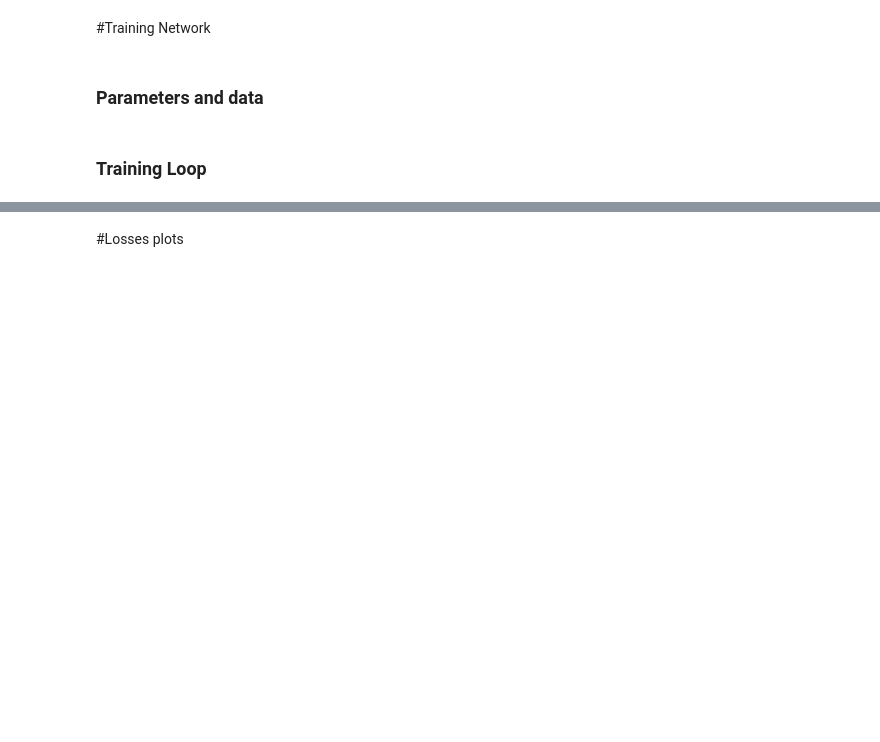
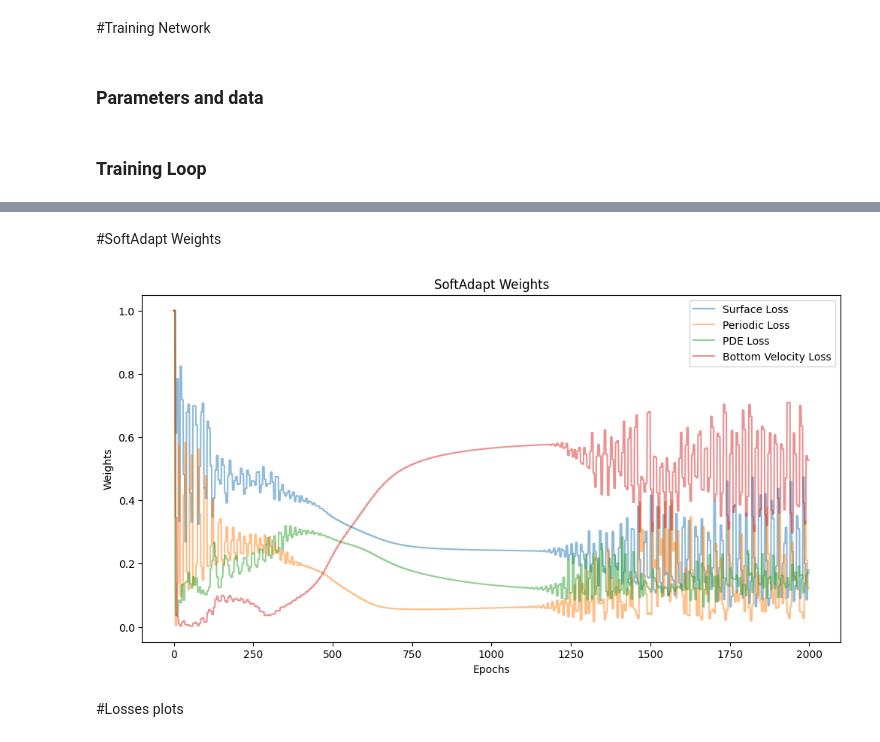
Before and after one commit to LuigiElo/DL-PINNs, a Jupyter notebook: PINN_LaPlace2D_Pytorch.ipynb, the cells around one changed output, grey strips where cells are left out. Saved outputs shown, nothing was run; the diff lists cells and outputs as text; code cells hidden in the pictures; blank space fills up the shorter version.

```diff
--- a/PINN_LaPlace2D_Pytorch.ipynb
+++ b/PINN_LaPlace2D_Pytorch.ipynb
@@ -806,5 +709,26 @@ Epoch 1900/2000,test Total Loss: 4.921387153444812e-05
 #############################################################
 #############################################################
+# %% [markdown]
+#SoftAdapt Weights
+# %%
+def PlotWeightsHistory():
+  weights_hist=np.array(weights_history)
+  epochs_range = range(0, num_epochs, 1)
+  # Plotting SoftAdapt weights
+  plt.figure(figsize=(12, 6))
+  plt.plot(epochs_range, weights_hist[:,0], label='Surface Loss', alpha=.5)
+  plt.plot(epochs_range, weights_hist[:,1], label='Periodic Loss', alpha=.5)
+  plt.plot(epochs_range, weights_hist[:,2], label='PDE Loss', alpha=.5)
+  plt.plot(epochs_range, weights_hist[:,3], label='Bottom Velocity Loss', alpha=.5)
+  plt.title('SoftAdapt Weights')
+  plt.xlabel('Epochs')
+  plt.ylabel('Weights')
+  plt.legend()
+  plt.show()
+
+PlotWeightsHistory()
+# %% [output]
+[figure, added]
 # %% [markdown]
 #Losses plots
 # %%
```
Also changed, not shown: parts of 22 cells of this notebook.
